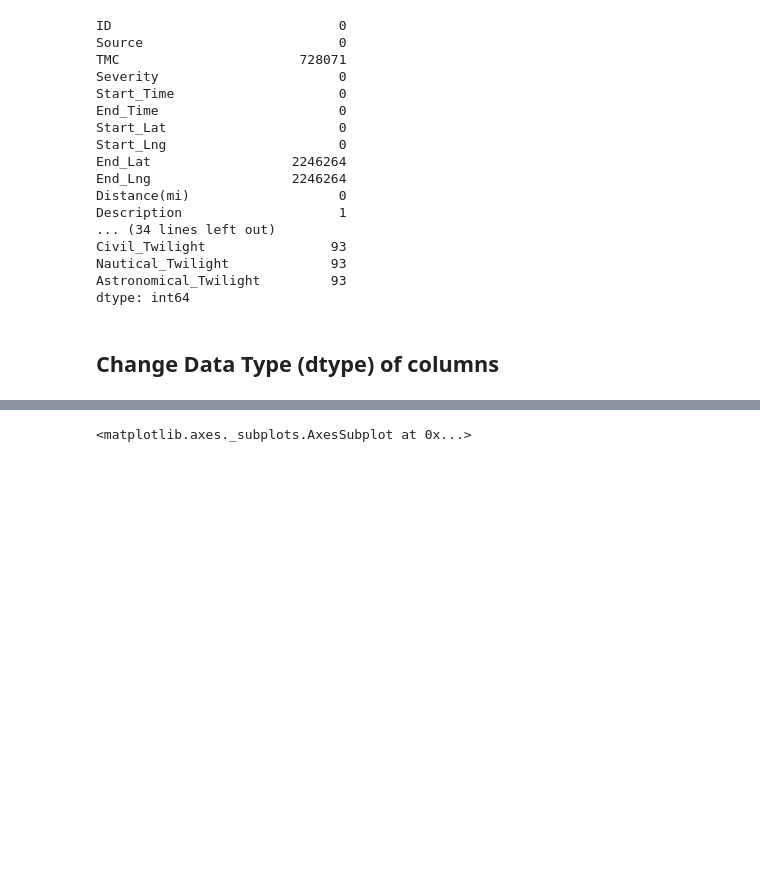
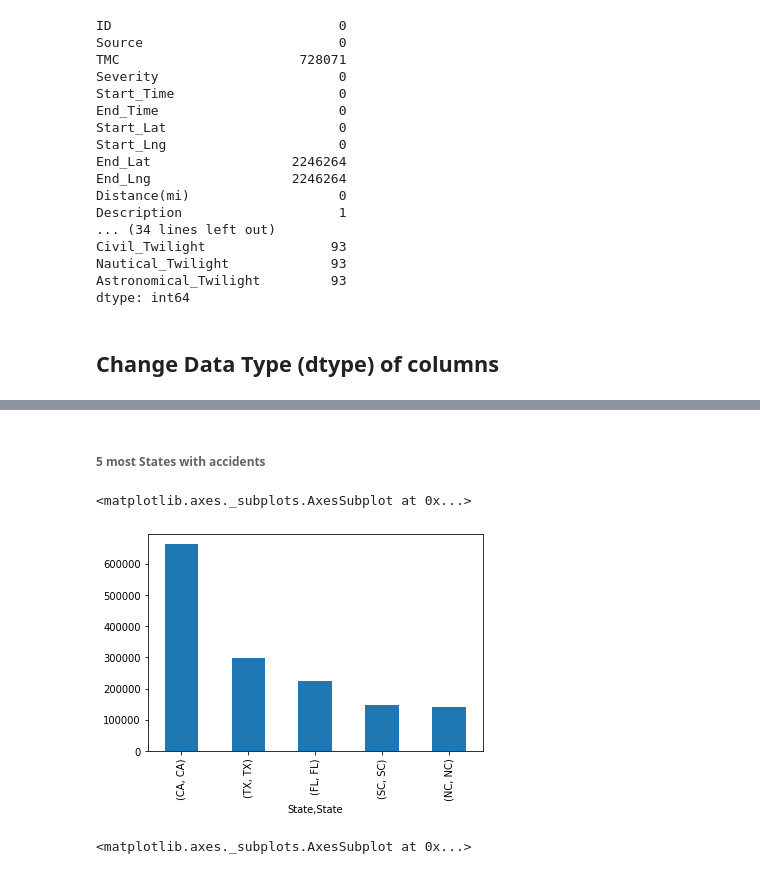
Before and after one commit to AdrianLabuda/us-accidents, a Jupyter notebook: us-accidents.ipynb, the cells around one changed output, grey strips where cells are left out. Cells and saved outputs as stored; diff of their text form; code cells hidden in the pictures; blank space fills up the shorter version.

```diff
--- a/us-accidents.ipynb
+++ b/us-accidents.ipynb
@@ -171,3 +155,12 @@ plt.xticks(rotation=90)
+# %% [markdown]
+<h6>5 most States with accidents</h6>
+# %%
+#5  most States with acidents
+state_accident_count_5max = state_grp['State'].value_counts().nlargest(5)
+state_accident_count_5max.plot(kind='bar')
+# %% [output]
+<matplotlib.axes._subplots.AxesSubplot at 0x...>
+[figure, added]
 # %%
 
 corr = df.corr()
```
Also changed, not shown: parts of 2 cells of this notebook.
